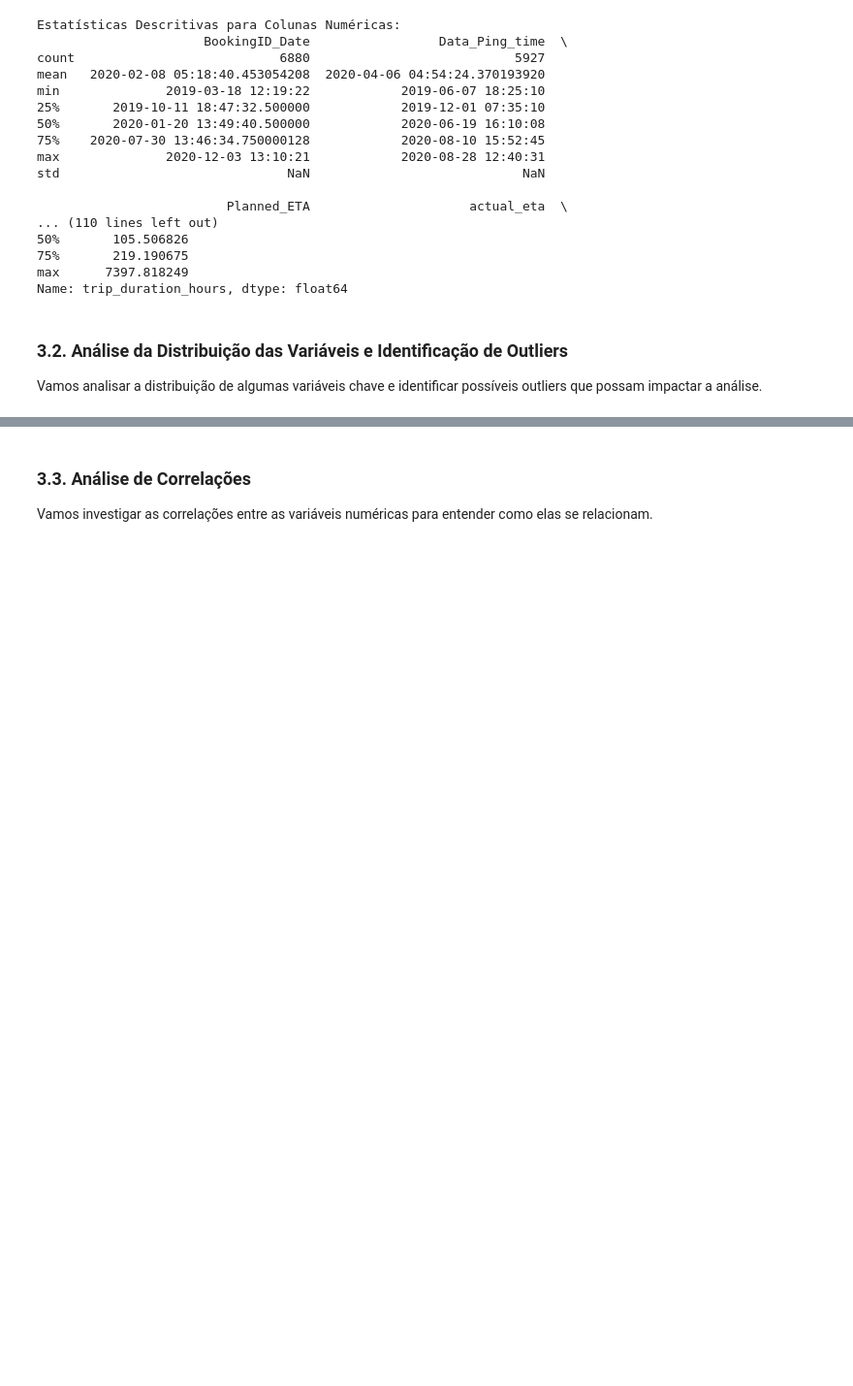
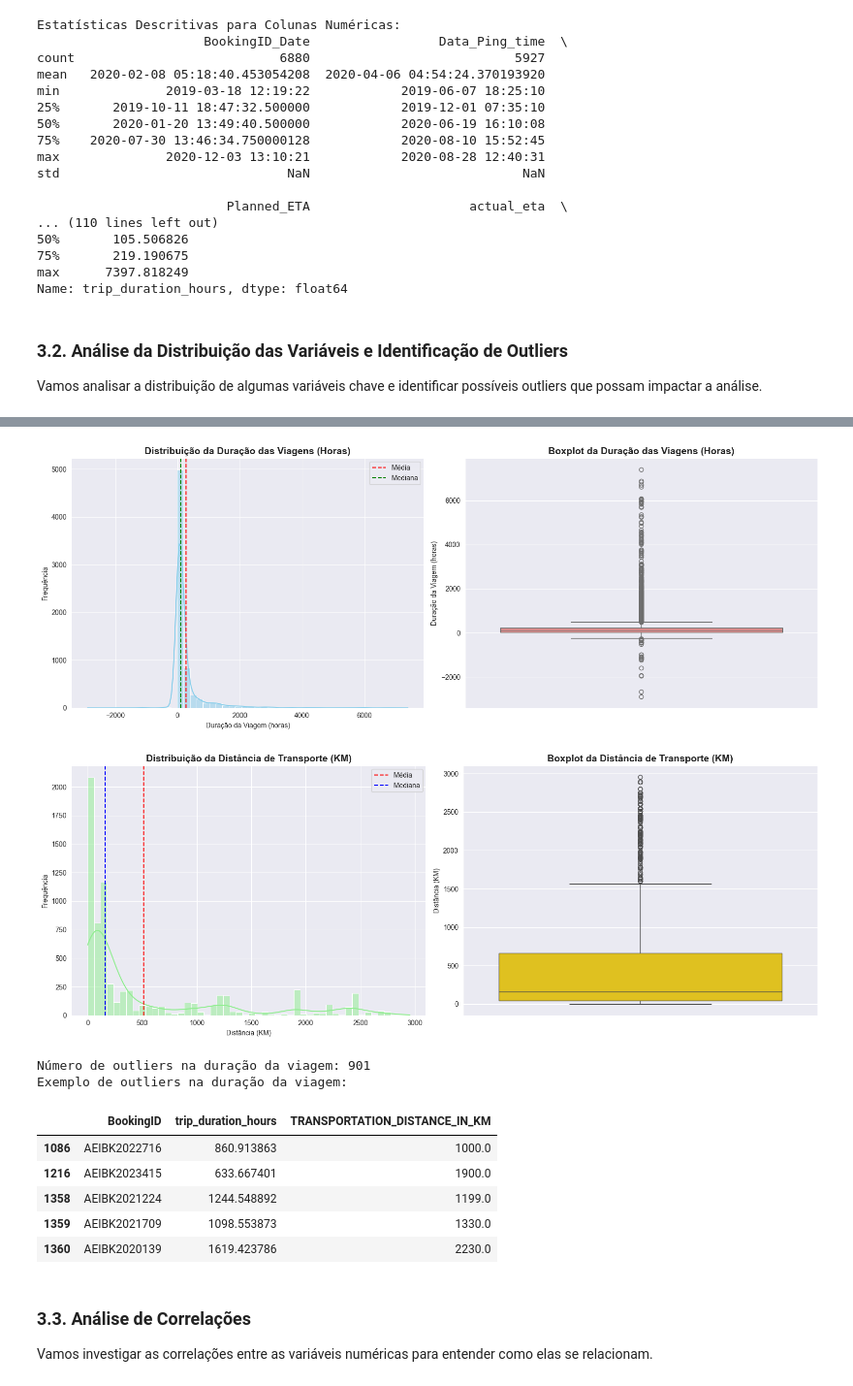
Before and after one commit to Ei-Truck/Exploratory-Analysis_Preditive-Model, a Jupyter notebook: analise_dados.ipynb, the cells around one changed output, grey strips where cells are left out. Shown: that part at 97% size. Saved outputs shown, nothing was run; the diff lists cells and outputs as text; code cells hidden in the pictures; blank space fills up the shorter version.

```diff
--- a/analise_dados.ipynb
+++ b/analise_dados.ipynb
@@ -274,3 +229,64 @@ Exemplo de outliers na duração da viagem:
+# %%
+
+fig, axes = plt.subplots(1, 2, figsize=(16, 6))
+
+sns.histplot(df['trip_duration_hours'], bins=50, kde=True, ax=axes[0], color="skyblue")
+axes[0].set_title('Distribuição da Duração das Viagens (Horas)', fontsize=14, weight='bold')
+axes[0].set_xlabel('Duração da Viagem (horas)')
+axes[0].set_ylabel('Frequência')
+axes[0].axvline(df['trip_duration_hours'].mean(), color='red', linestyle='--', label='Média')
+axes[0].axvline(df['trip_duration_hours'].median(), color='green', linestyle='--', label='Mediana')
+axes[0].legend()
+
+sns.boxplot(y=df['trip_duration_hours'], ax=axes[1], color="lightcoral")
+axes[1].set_title('Boxplot da Duração das Viagens (Horas)', fontsize=14, weight='bold')
+axes[1].set_ylabel('Duração da Viagem (horas)')
+
+plt.tight_layout()
+plt.show()
+
+
+fig, axes = plt.subplots(1, 2, figsize=(16, 6))
+
+# Histograma + KDE
+sns.histplot(df['TRANSPORTATION_DISTANCE_IN_KM'], bins=50, kde=True, ax=axes[0], color="lightgreen")
+axes[0].set_title('Distribuição da Distância de Transporte (KM)', fontsize=14, weight='bold')
+axes[0].set_xlabel('Distância (KM)')
+axes[0].set_ylabel('Frequência')
+axes[0].axvline(df['TRANSPORTATION_DISTANCE_IN_KM'].mean(), color='red', linestyle='--', label='Média')
+axes[0].axvline(df['TRANSPORTATION_DISTANCE_IN_KM'].median(), color='blue', linestyle='--', label='Mediana')
+axes[0].legend()
+
+# Boxplot
+sns.boxplot(y=df['TRANSPORTATION_DISTANCE_IN_KM'], ax=axes[1], color="gold")
+axes[1].set_title('Boxplot da Distância de Transporte (KM)', fontsize=14, weight='bold')
+axes[1].set_ylabel('Distância (KM)')
+
+plt.tight_layout()
+plt.show()
+
+Q1 = df['trip_duration_hours'].quantile(0.25)
+Q3 = df['trip_duration_hours'].quantile(0.75)
+IQR = Q3 - Q1
+lower_bound = Q1 - 1.5 * IQR
+upper_bound = Q3 + 1.5 * IQR
+
+outliers_duration = df[(df['trip_duration_hours'] < lower_bound) | (df['trip_duration_hours'] > upper_bound)]
+
+print(f' Número de outliers na duração da viagem: {len(outliers_duration)}')
+print('Exemplo de outliers na duração da viagem:')
+display(outliers_duration[['BookingID', 'trip_duration_hours', 'TRANSPORTATION_DISTANCE_IN_KM']].head())
+# %% [output]
+[figure, added]
+[figure, added]
+Número de outliers na duração da viagem: 901
+Exemplo de outliers na duração da viagem:
+|  | BookingID | trip_duration_hours | TRANSPORTATION_DISTANCE_IN_KM |
+| 1086 | AEIBK2022716 | 860.913863 | 1000.0 |
+| 1216 | AEIBK2023415 | 633.667401 | 1900.0 |
+| 1358 | AEIBK2021224 | 1244.548892 | 1199.0 |
+| 1359 | AEIBK2021709 | 1098.553873 | 1330.0 |
+| 1360 | AEIBK2020139 | 1619.423786 | 2230.0 |
 # %% [markdown]
 ### 3.3. Análise de Correlações
 Vamos investigar as correlações entre as variáveis numéricas para entender como elas se relacionam.
```
Also changed, not shown: parts of 8 cells of this notebook.
